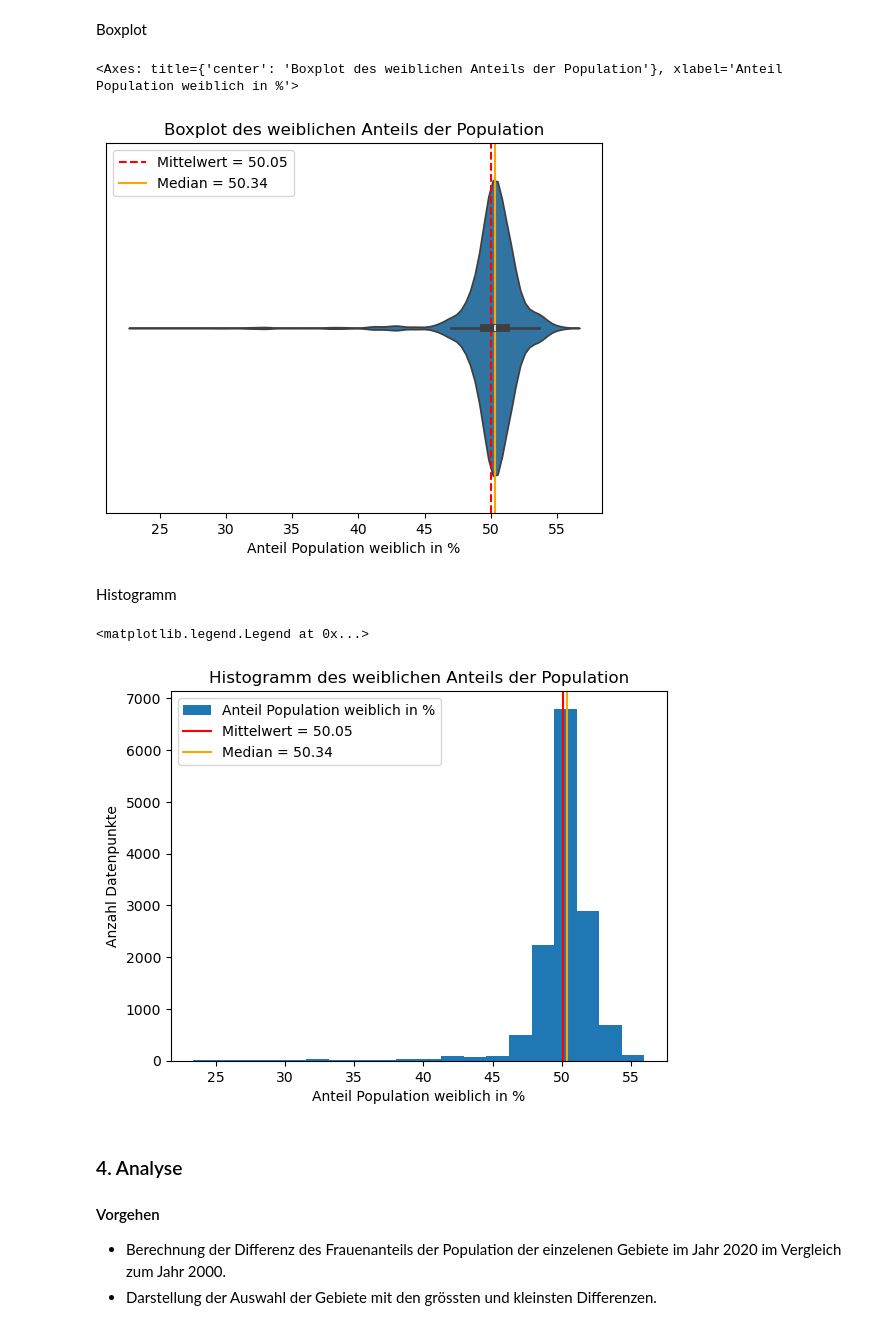
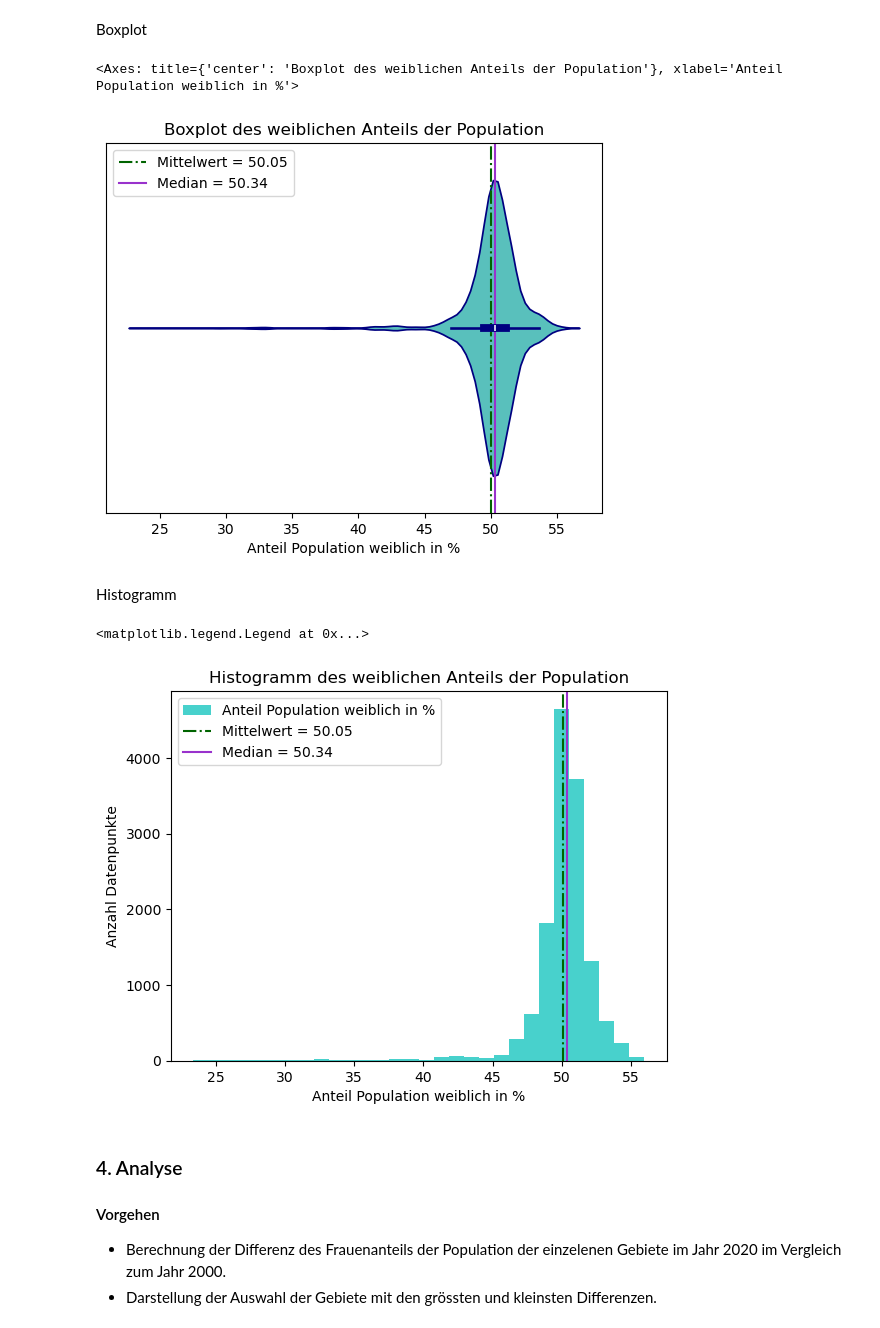
Before and after one commit to elenabuchli/Leistungsnachweis_2, a Jupyter notebook: Leistungsnachweis_Python_Frauenanteil.ipynb, the cells around one changed output. Drawn from its saved outputs; the diff is of its cells as text; code cells hidden in the pictures.

```diff
--- a/Leistungsnachweis_Python_Frauenanteil.ipynb
+++ b/Leistungsnachweis_Python_Frauenanteil.ipynb
@@ -222,32 +243,34 @@ g = df_filtered['Anteil Population weiblich in %'].plot(kind='box', vert=False,
         xlabel='Anteil Population weiblich in %')
 
 mean = df_filtered['Anteil Population weiblich in %'].mean()
-g.axvline(x=mean, color='red', linestyle='--', label=f'Mittelwert = {mean:.2f}')
+g.axvline(x=mean, color='darkgreen', linestyle='-.', label=f'Mittelwert = {mean:.2f}')
 
 median = df_filtered['Anteil Population weiblich in %'].median()
-g.axvline(x=median, color='orange', linestyle='-', label=f'Median = {median:.2f}')
+g.axvline(x=median, color='darkorchid', linestyle='-', label=f'Median = {median:.2f}')
 
 g.legend()
 
-sns.violinplot(x=df_filtered['Anteil Population weiblich in %'], density_norm='count')
+sns.violinplot(x=df_filtered['Anteil Population weiblich in %'], density_norm='count', color='mediumturquoise', linecolor='navy',)
 # %% [output]
 <Axes: title={'center': 'Boxplot des weiblichen Anteils der Population'}, xlabel='Anteil Population weiblich in %'>
-[figure, old version]
+[figure, new version]
 # %% [markdown]
 Histogramm
 # %%
-g = df_filtered['Anteil Population weiblich in %'].plot(kind='hist', bins=20, title='Histogramm des weiblichen Anteils der Population',
-                           xlabel='Anteil Population weiblich in %', ylabel='Anzahl Datenpunkte')
+g = df_filtered['Anteil Population weiblich in %'].plot(kind='hist', bins=30, title='Histogramm des weiblichen Anteils der Population',
+                           xlabel='Anteil Population weiblich in %', ylabel='Anzahl Datenpunkte', color='mediumturquoise')
 mean = df_filtered['Anteil Population weiblich in %'].mean()
-g.axvline(x=df_filtered['Anteil Population weiblich in %'].mean(), color='red',label=f'Mittelwert = {mean:.2f}')
+g.axvline(x=df_filtered['Anteil Population weiblich in %'].mean(), color='darkgreen',
+          linestyle='-.', label=f'Mittelwert = {mean:.2f}')
 
 median = df_filtered['Anteil Population weiblich in %'].median()
-g.axvline(x=df_filtered['Anteil Population weiblich in %'].median(), color='orange',label=  f'Median = {median:.2f}')
+g.axvline(x=df_filtered['Anteil Population weiblich in %'].median(),
+          color='darkorchid',label=  f'Median = {median:.2f}')
 
 g.legend()
 # %% [output]
 <matplotlib.legend.Legend at 0x...>
-[figure, old version]
+[figure, new version]
 # %% [markdown]
 ### 4. Analyse
 #### Vorgehen
```
Also changed, not shown: parts of 9 cells of this notebook.
